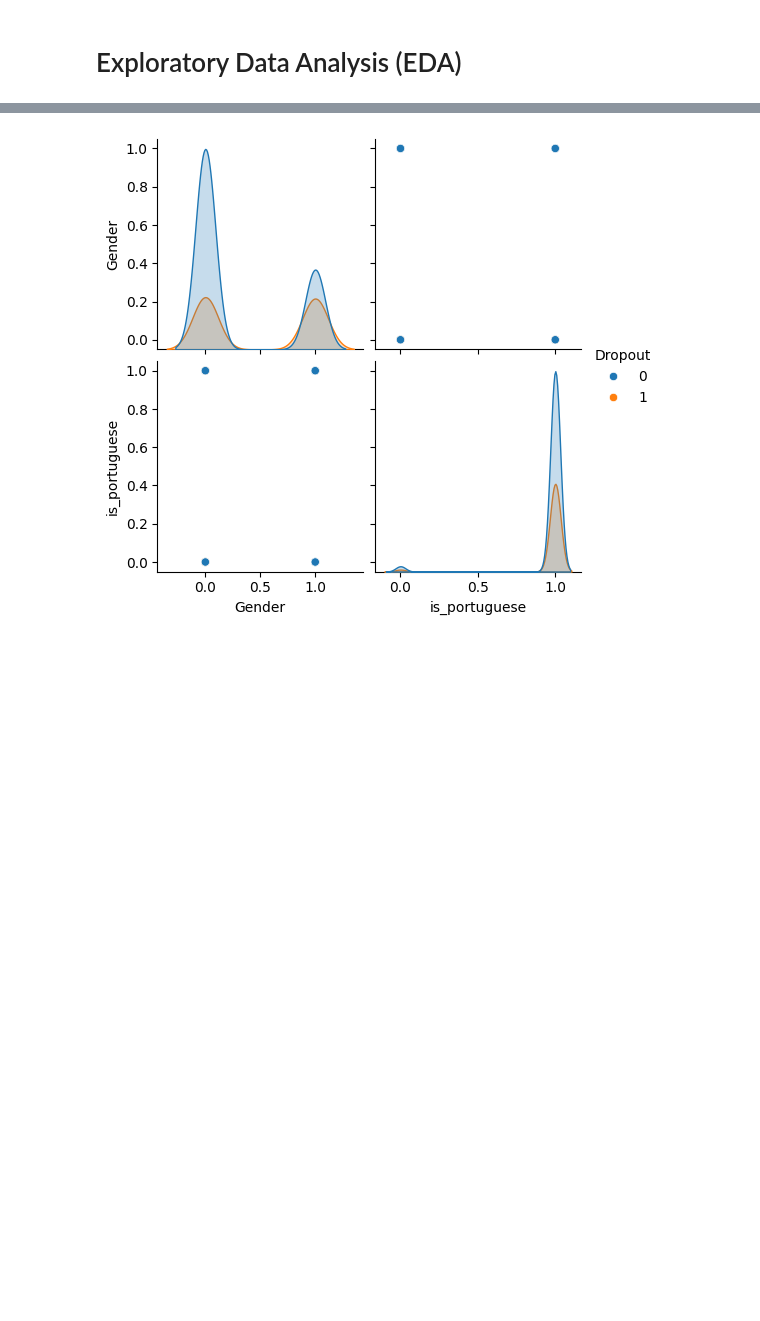
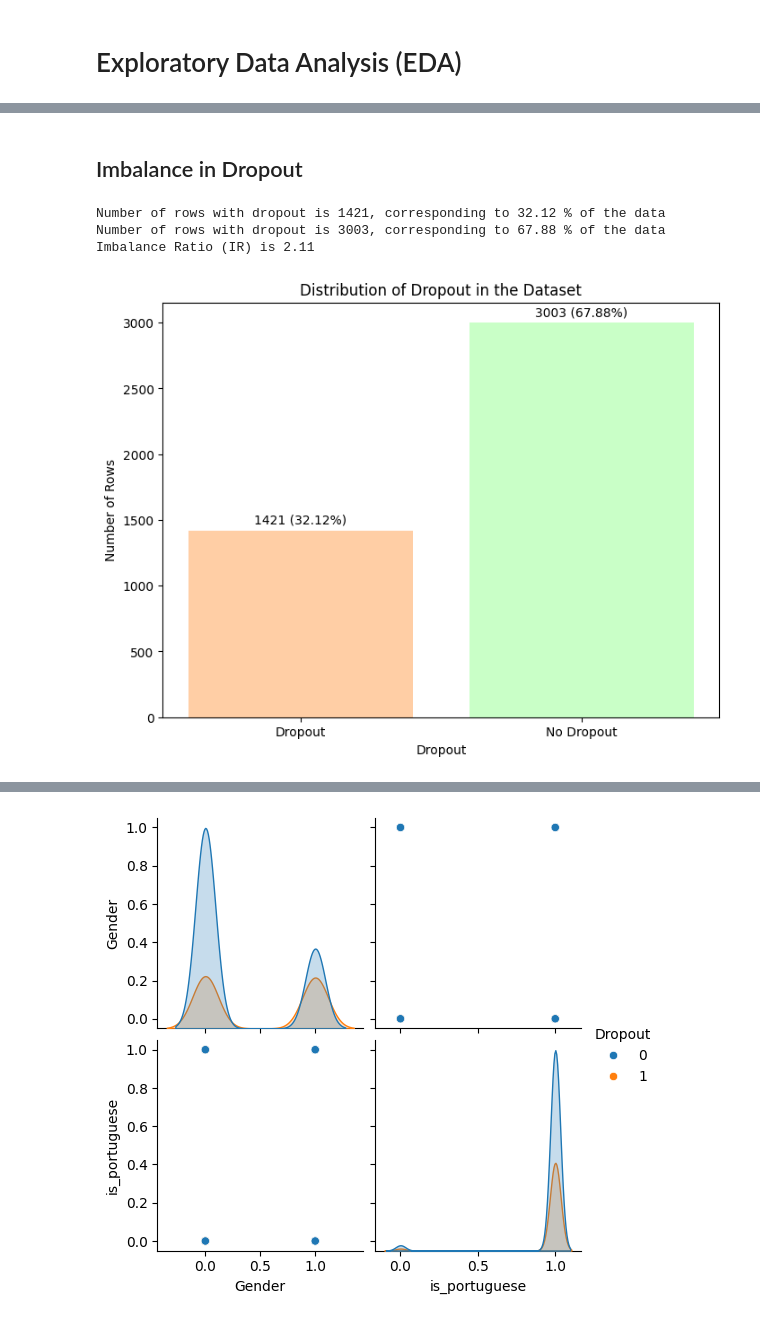
Before and after one commit to Xannadoo/Algorithmic_Fairness_Mandatories, a Jupyter notebook: Exam/Predicting_students_dropout.ipynb, the cells around one changed output, grey strips where cells are left out. Saved outputs shown, nothing was run; the diff lists cells and outputs as text; code cells hidden in the pictures; blank space fills up the shorter version.

```diff
--- a/Exam/Predicting_students_dropout.ipynb
+++ b/Exam/Predicting_students_dropout.ipynb
@@ -317,3 +727,41 @@ features_full.describe().T
 | Gender | 4424.0 | 0.351718 | 0.477560 | 0.00 | 0.0 | 0.00 | 1.00 | 1.00 |
 | Dropout | 4424.0 | 0.321203 | 0.466991 | 0.00 | 0.0 | 0.00 | 1.00 | 1.00 |
 | is_portuguese | 4424.0 | 0.975136 | 0.155729 | 0.00 | 1.0 | 1.00 | 1.00 | 1.00 |
+# %% [markdown]
+## Imbalance in Dropout
+# %%
+# Data
+rows_dropout = len(features_full[features_full.Dropout == 1].index)
+rows_not_dropout = len(features_full[features_full.Dropout == 0].index)
+total_rows = len(features_full)
+
+# Calculate percentages
+dropout_percentage = 100 * rows_dropout / total_rows
+not_dropout_percentage = 100 * rows_not_dropout / total_rows
+
+
+print(f"Number of rows with dropout is {rows_dropout}, corresponding to {np.round(100 * rows_dropout/len(features_full),2)} % of the data")
+print(f"Number of rows with dropout is {rows_not_dropout}, corresponding to {np.round(100 * rows_not_dropout/len(features_full),2)} % of the data")
+
+print(f"Imbalance Ratio (IR) is {np.round(rows_not_dropout/rows_dropout,2)}\n")
+
+# Plotting
+labels = ['Dropout', 'No Dropout']
+values = [rows_dropout, rows_not_dropout]
+
+plt.figure(figsize=(8, 6))
+plt.bar(labels, values, color=['#ffcea5', '#c9ffc7'])
+plt.xlabel('Dropout')
+plt.ylabel('Number of Rows')
+plt.title('Distribution of Dropout in the Dataset')
+
+# Add percentages on top of bars
+for i in range(len(labels)):
+    plt.text(i, values[i] + 50, f'{values[i]} ({np.round(100 * values[i]/total_rows, 2)}%)', ha='center')
+
+plt.show()
+# %% [output]
+Number of rows with dropout is 1421, corresponding to 32.12 % of the data
+Number of rows with dropout is 3003, corresponding to 67.88 % of the data
+Imbalance Ratio (IR) is 2.11
+[figure, added]
```
Also changed, not shown: parts of 63 cells of this notebook.
